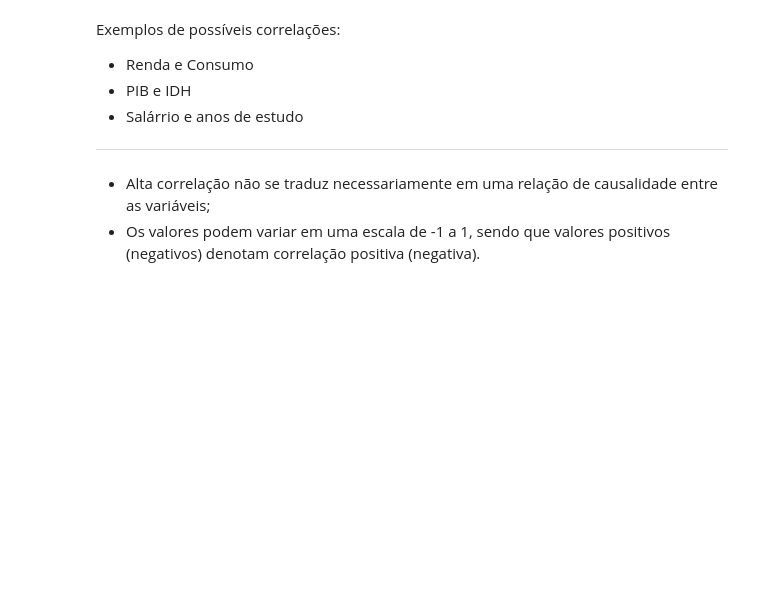
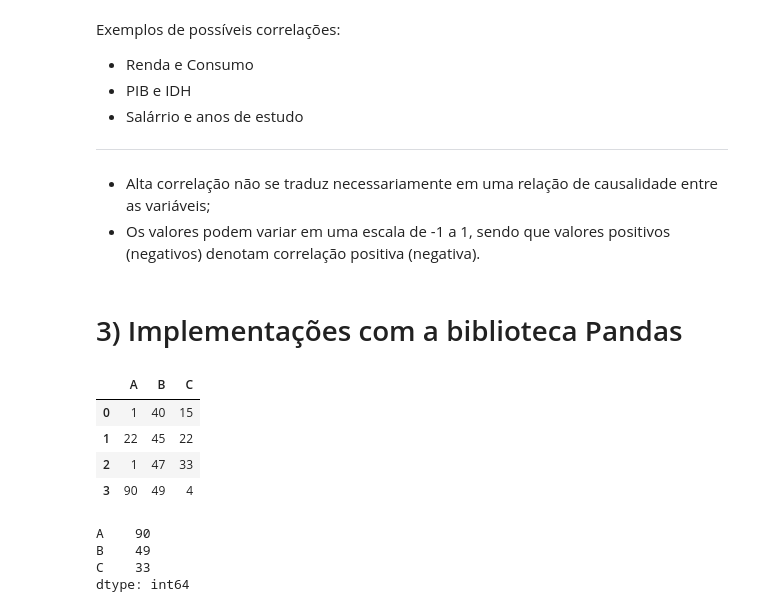
Before and after one commit to JevertonFlores/DS_estatistica_basica_python, a Jupyter notebook: Estatistica_Basica.ipynb, the cells around one changed output. Cells and saved outputs as stored; diff of their text form; code cells hidden in the pictures; blank space fills up the shorter version.

```diff
--- a/Estatistica_Basica.ipynb
+++ b/Estatistica_Basica.ipynb
@@ -296,3 +296,5 @@ Exemplos de possíveis correlações:
 
 - Alta correlação não se traduz necessariamente em uma relação de causalidade entre as variáveis;
 - Os valores podem variar em uma escala de -1 a 1, sendo que valores positivos (negativos) denotam correlação positiva (negativa).
+# %% [markdown]
+# 3) Implementações com a biblioteca Pandas
@@ -298,0 +312,17 @@ Exemplos de possíveis correlações:
+# %%
+df
+# %% [output]
+|  | A | B | C |
+| 0 | 1 | 40 | 15 |
+| 1 | 22 | 45 | 22 |
+| 2 | 1 | 47 | 33 |
+| 3 | 90 | 49 | 4 |
+# %%
+# valor máximo de cada coluna
+
+df.max()
+# %% [output]
+A    90
+B    49
+C    33
+dtype: int64
```
Also changed, not shown: parts of 12 cells of this notebook.
